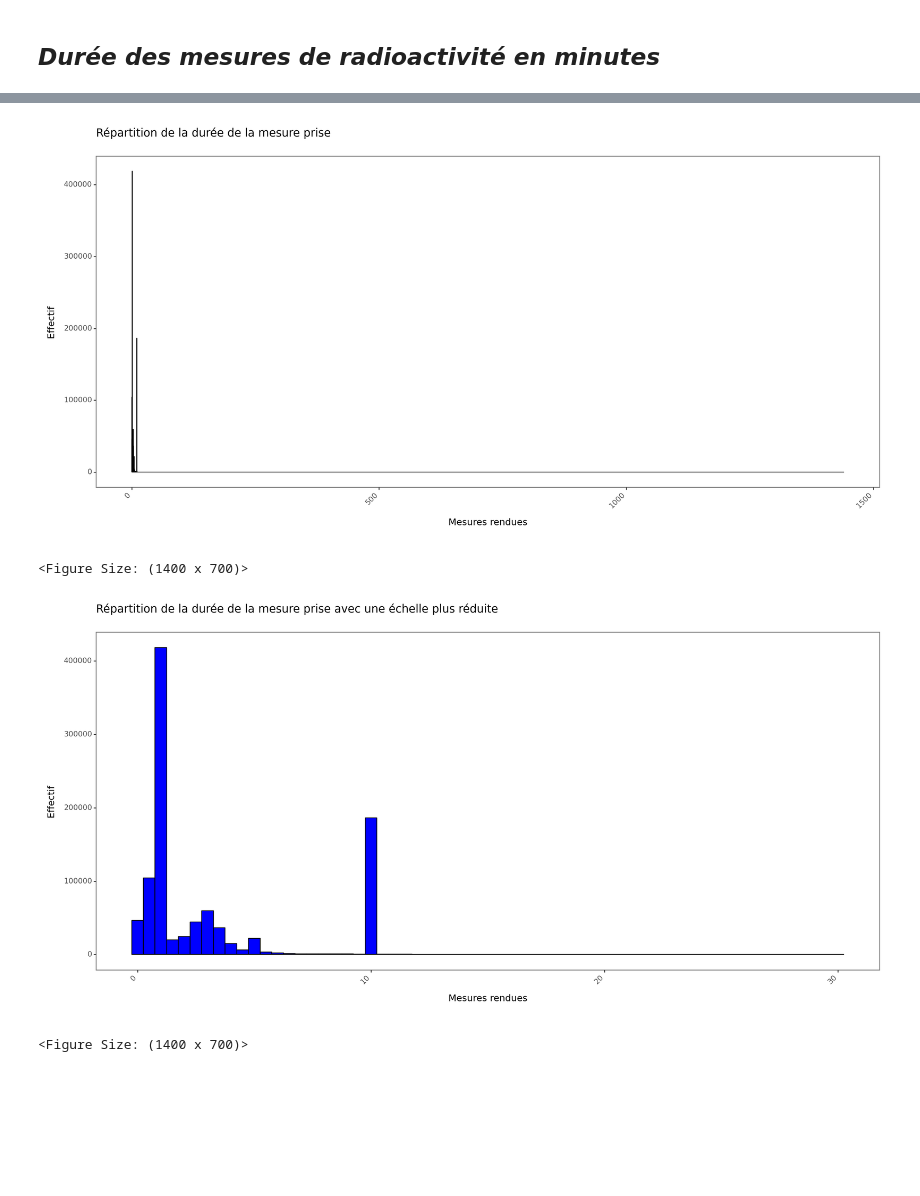
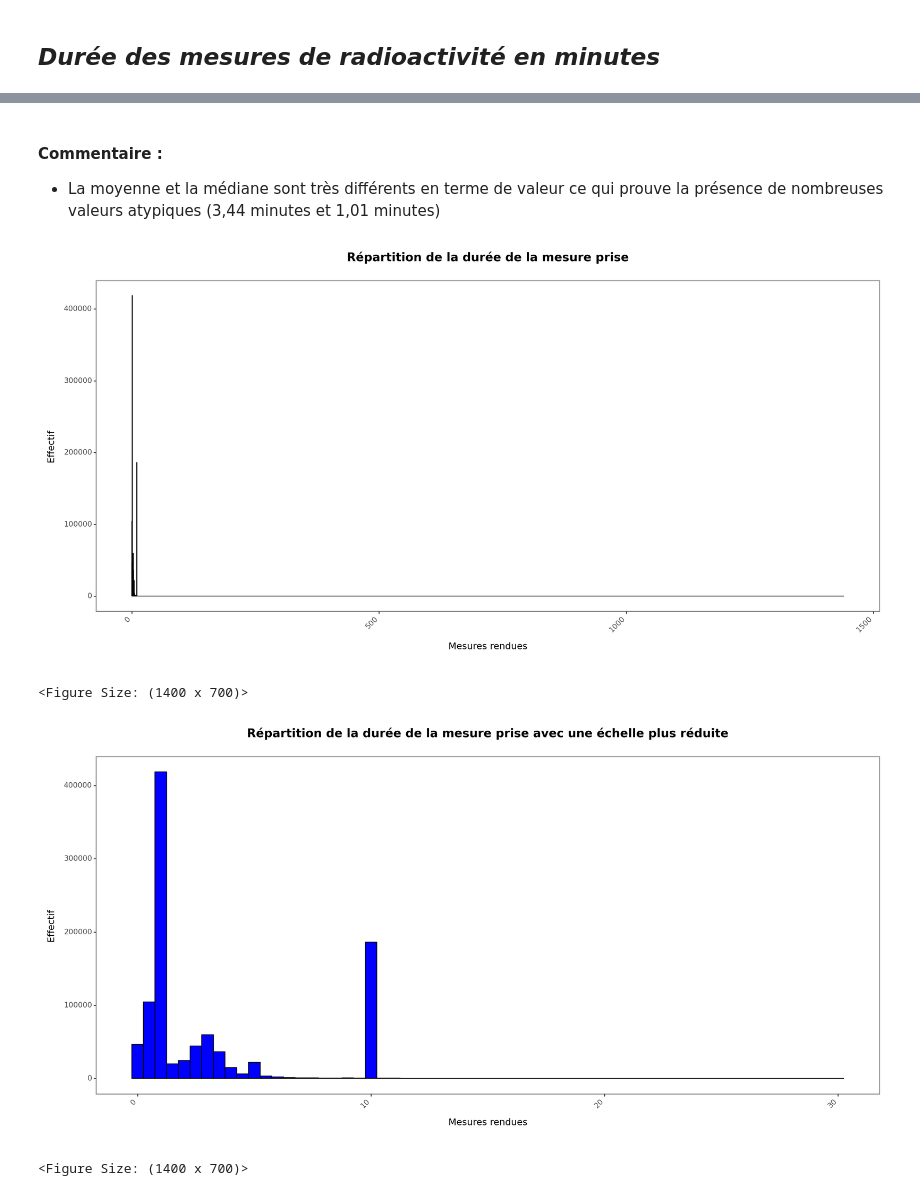
Before and after one commit to julien-data-analyst/RadiationCardBoard, a Jupyter notebook: Analyse_exploratoire.ipynb, the cells around one changed output, grey strips where cells are left out. Cells and saved outputs as stored; diff of their text form; code cells hidden in the pictures; blank space fills up the shorter version.

```diff
--- a/Analyse_exploratoire.ipynb
+++ b/Analyse_exploratoire.ipynb
@@ -1810,20 +1800,24 @@ min      1.666667e-02
 max      1.439917e+03
 Name: dure_min_float, dtype: float64
+# %% [markdown]
+#### Commentaire :
+- La moyenne et la médiane sont très différents en terme de valeur ce qui prouve la présence de nombreuses valeurs atypiques (3,44 minutes et 1,01 minutes)
 # %%
 # Voir sur un histogramme avec une échelle plus réduite
 (
     plt.ggplot(open_radiation_mesure, plt.aes(x="dure_min_float"))
     + plt.geom_histogram(binwidth=0.5, color="black", fill="blue")
     + plt.labs(title="Répartition de la durée de la mesure prise",
                x = "Mesures rendues",
                y = "Effectif") # Ajout des titres
     + plt.theme_bw()
     + plt.theme(figure_size=(14, 7), # Taille de la figure
                 axis_text_x = plt.element_text(angle = 45, hjust = 1),
+                plot_title=plt.element_text(ha='center', size=14, weight="bold"),
                 panel_grid= plt.element_blank()) # Enlever les carreaux gris
 )
 # %% [output]
-[figure, old version]
+[figure, new version]
 <Figure Size: (1400 x 700)>
 # %%
 # Voir sur un histogramme avec une échelle plus réduite
@@ -1836,10 +1830,11 @@ Name: dure_min_float, dtype: float64
     + plt.theme_bw()
     + plt.theme(figure_size=(14, 7), # Taille de la figure
                 axis_text_x = plt.element_text(angle = 45, hjust = 1),
+                plot_title=plt.element_text(ha='center', size=14, weight="bold"),
                 panel_grid= plt.element_blank()) # Enlever les carreaux gris
 )
 # %% [output]
-[figure, old version]
+[figure, new version]
 <Figure Size: (1400 x 700)>
 # %%
 # Faire les deux histogrammes pour observer la différence entre atypique et non atypique
```
Also changed, not shown: parts of 47 cells of this notebook, 2 other files.
